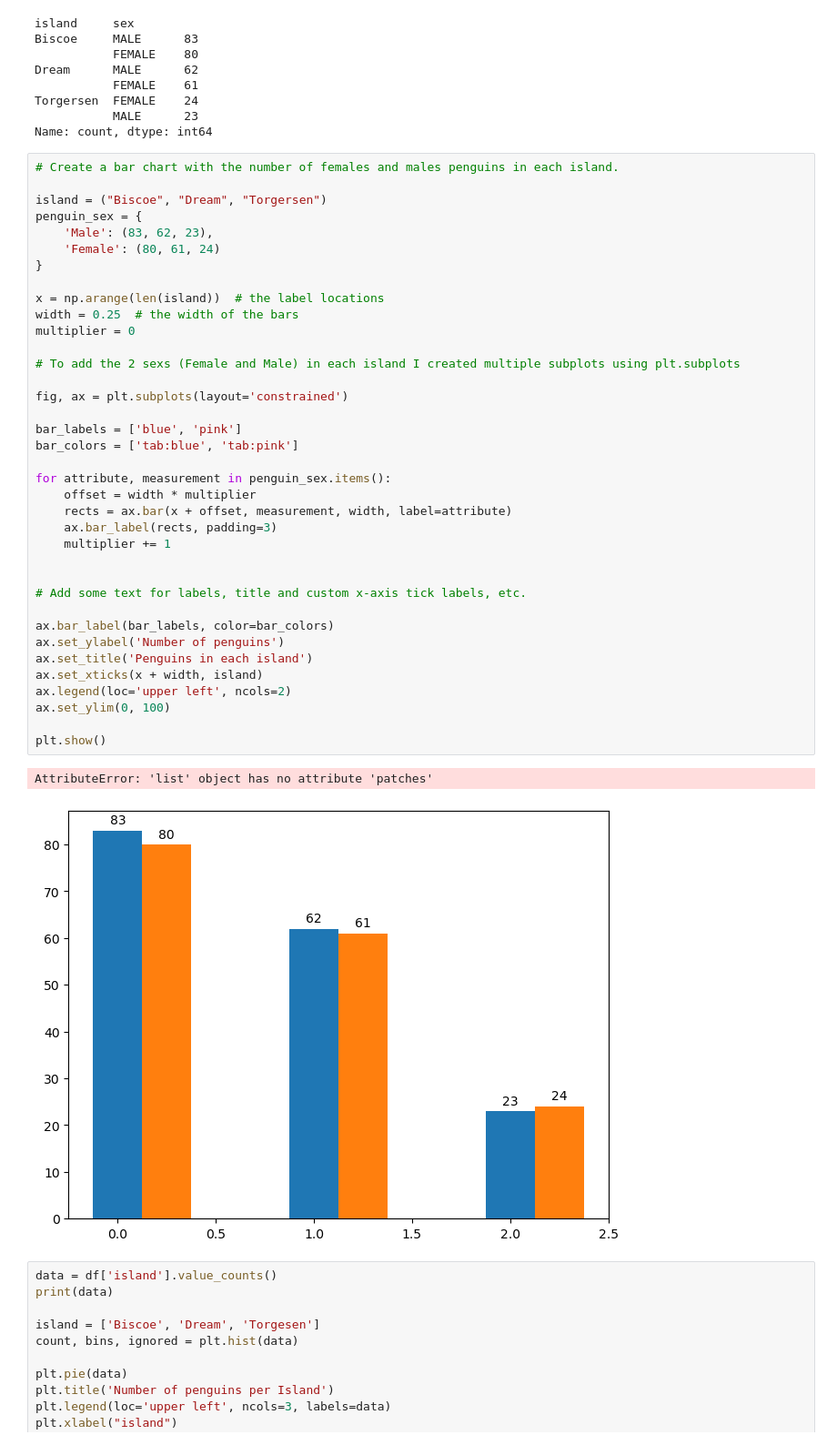
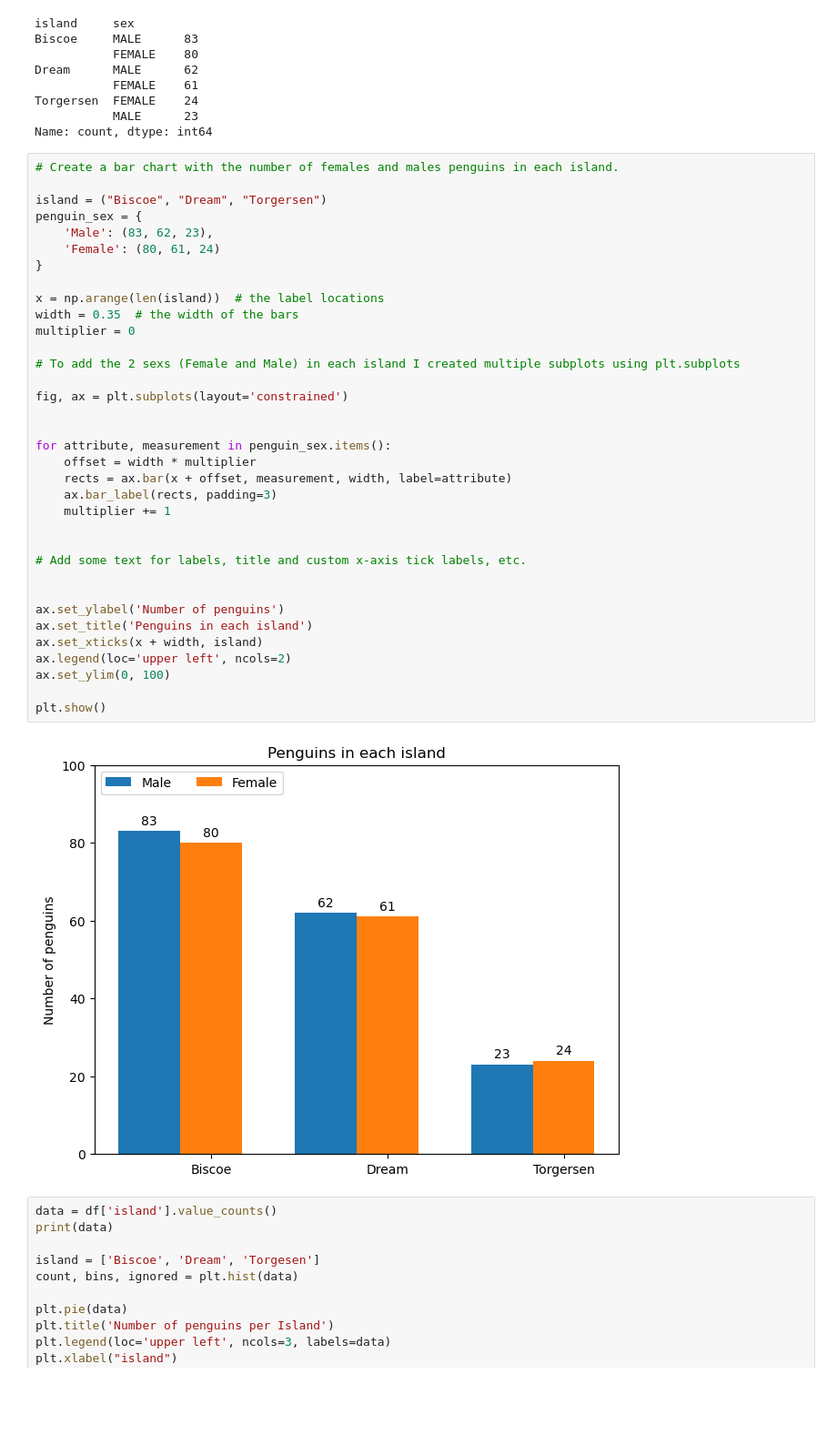
Before and after one commit to Jennyicano/myproject, a Jupyter notebook: penguins.ipynb, the cells around one changed output. Shown: that part at 91% size. Cells and saved outputs as stored; diff of their text form; blank space fills up the shorter version.

```diff
--- a/penguins.ipynb
+++ b/penguins.ipynb
@@ -350,39 +350,36 @@ island = ("Biscoe", "Dream", "Torgersen")
 penguin_sex = {
     'Male': (83, 62, 23),
     'Female': (80, 61, 24)
 }
 
 x = np.arange(len(island))  # the label locations
-width = 0.25  # the width of the bars
+width = 0.35  # the width of the bars
 multiplier = 0
 
 # To add the 2 sexs (Female and Male) in each island I created multiple subplots using plt.subplots
 
 fig, ax = plt.subplots(layout='constrained')
 
-bar_labels = ['blue', 'pink']
-bar_colors = ['tab:blue', 'tab:pink']
 
 for attribute, measurement in penguin_sex.items():
     offset = width * multiplier
     rects = ax.bar(x + offset, measurement, width, label=attribute)
     ax.bar_label(rects, padding=3)
     multiplier += 1
 
 
 # Add some text for labels, title and custom x-axis tick labels, etc.
 
-ax.bar_label(bar_labels, color=bar_colors)
+
 ax.set_ylabel('Number of penguins')
 ax.set_title('Penguins in each island')
 ax.set_xticks(x + width, island)
 ax.legend(loc='upper left', ncols=2)
 ax.set_ylim(0, 100)
 
 plt.show()
 # %% [output]
-AttributeError: 'list' object has no attribute 'patches'
-[figure, old version]
+[figure, new version]
 # %%
 data = df['island'].value_counts()
 print(data)
```
